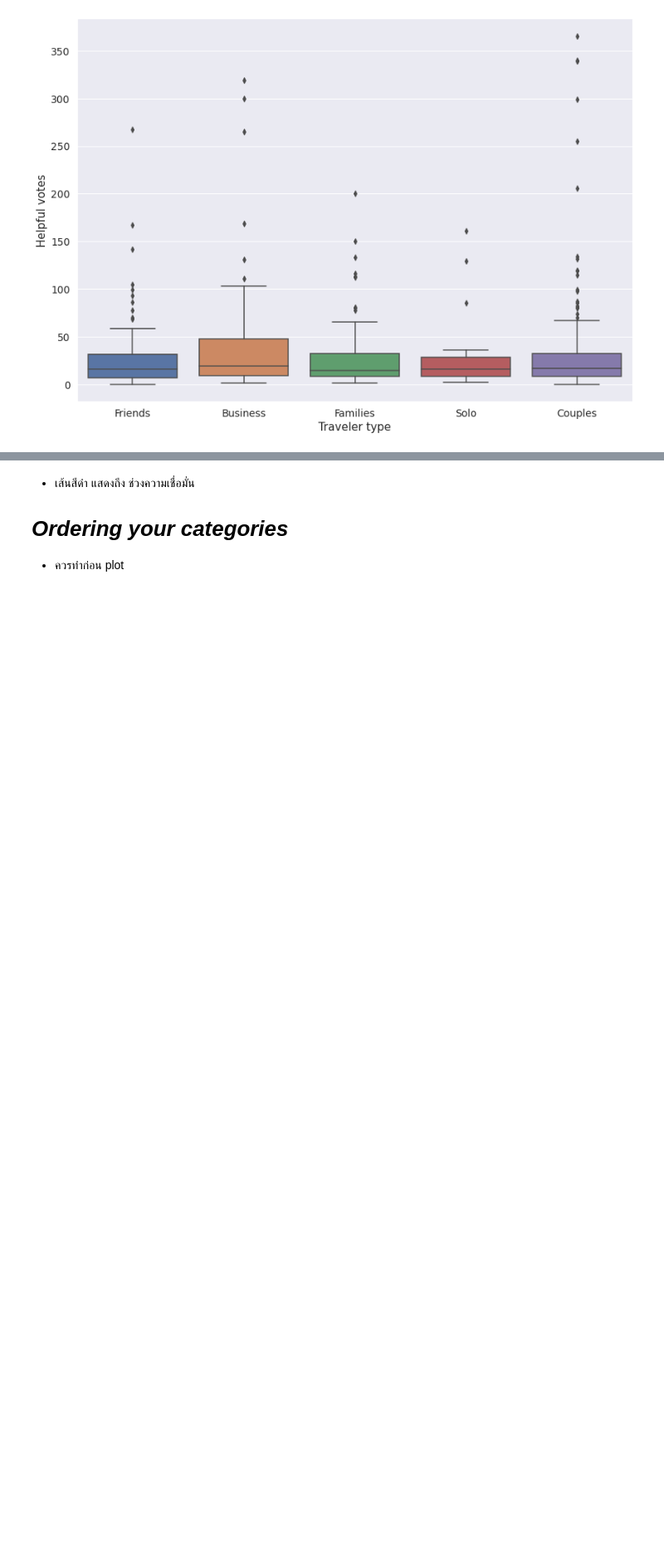
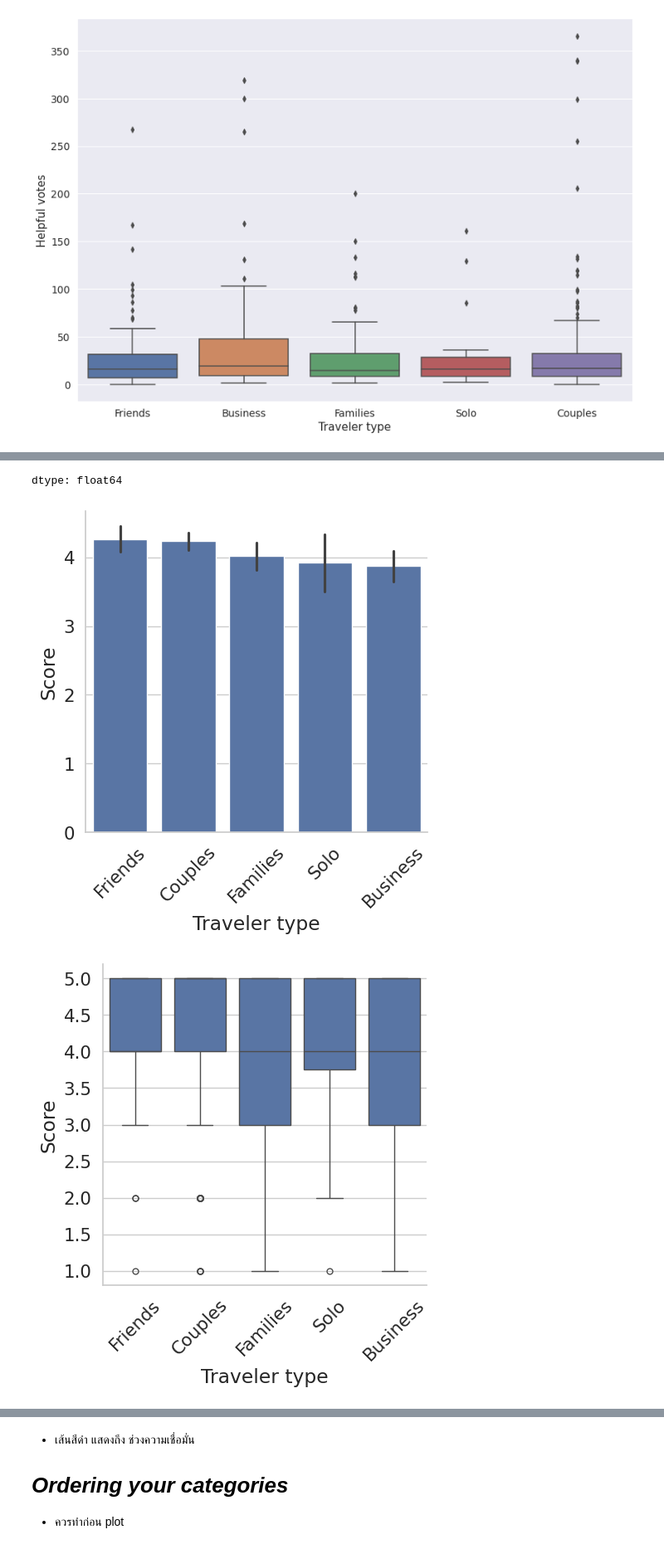
Before and after one commit to armeros/DC_DataMani_Categorical_Data, a Jupyter notebook: Categorical_Data.ipynb, the cells around one changed output, grey strips where cells are left out. Shown at 83% size. Saved outputs shown, nothing was run; the diff lists cells and outputs as text; code cells hidden in the pictures; blank space fills up the shorter version.

```diff
--- a/Categorical_Data.ipynb
+++ b/Categorical_Data.ipynb
@@ -931,0 +1177,11 @@ It looks like business travelers have left the most helpful reviews, although th
+# %%
+display(reviews.groupby('Traveler type')['Score'].mean().sort_values(ascending=False))
+
+sns.catplot(x='Traveler type', y='Score', data=reviews, kind='bar', order=['Friends', 'Couples', 'Families', 'Solo', 'Business'])
+plt.xticks(rotation=45)
+plt.show()
+
+sns.catplot(x='Traveler type', y='Score', data=reviews, kind='box', order=['Friends', 'Couples', 'Families', 'Solo', 'Business'])
+plt.xticks(rotation=45)
+plt.show()
+# %% [output]
@@ -932,3 +1195,6 @@ It looks like business travelers have left the most helpful reviews, although th
+dtype: float64
+[figure, added]
+[figure, added]
 # %%
 import pandas as pd
 import seaborn as sns
```
Also changed, not shown: parts of 82 cells of this notebook.
